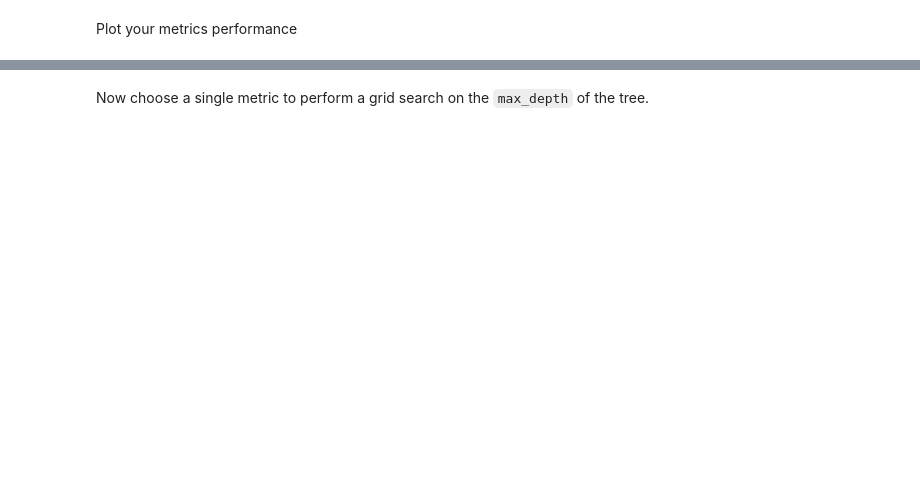
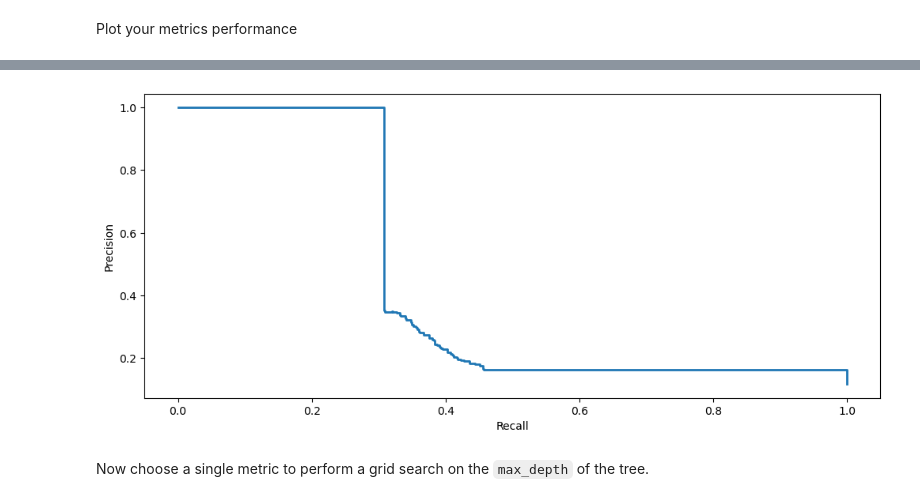
Before and after one commit to LexouLam/ML2, a Jupyter notebook: notebooks/A2_ML2_EnsembleLearning_v2.ipynb, the cells around one changed output, grey strips where cells are left out. Cells and saved outputs as stored; diff of their text form; code cells hidden in the pictures; blank space fills up the shorter version.

```diff
--- a/notebooks/A2_ML2_EnsembleLearning_v2.ipynb
+++ b/notebooks/A2_ML2_EnsembleLearning_v2.ipynb
@@ -473,2 +633,17 @@ Plot your metrics performance
+# %%
+from sklearn.metrics import precision_recall_curve
+
+rcParams['figure.figsize'] = 12, 5
+
+# performance plot
+def plot_precision_recall_curve(precisions, recalls):
+    plt.step(recalls, precisions, linewidth=2)
+    plt.xlabel('Recall')
+    plt.ylabel('Precision')
+
+precisions, recalls, thresholds = precision_recall_curve(y_test, tree_clf.predict_proba(X_test_scaled)[:, 1])
+plot_precision_recall_curve(precisions=precisions, recalls=recalls)
+# %% [output]
+[figure, added]
 # %% [markdown]
 Now choose a single metric to perform a grid search on the `max_depth` of the tree.
```
Also changed, not shown: parts of 45 cells of this notebook.
